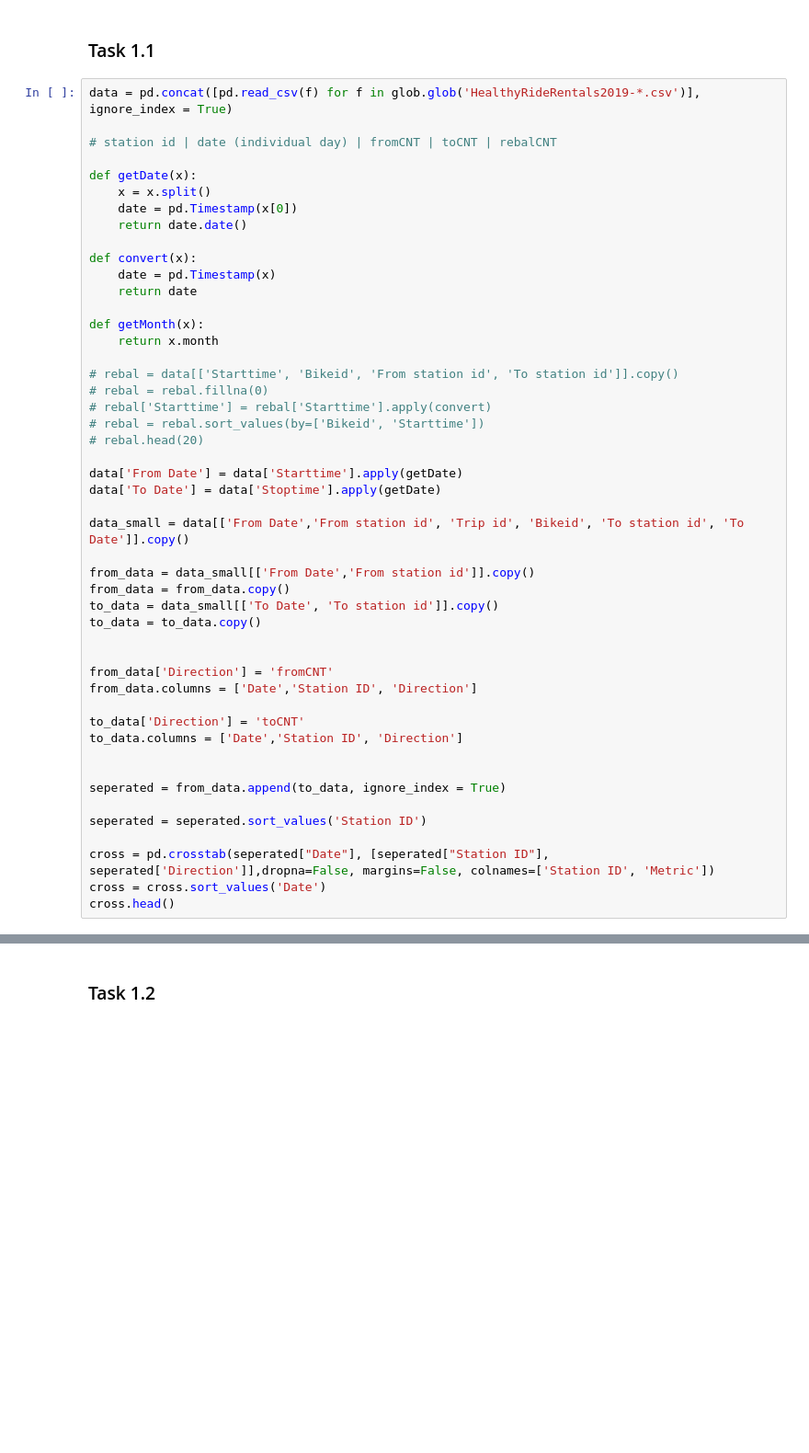
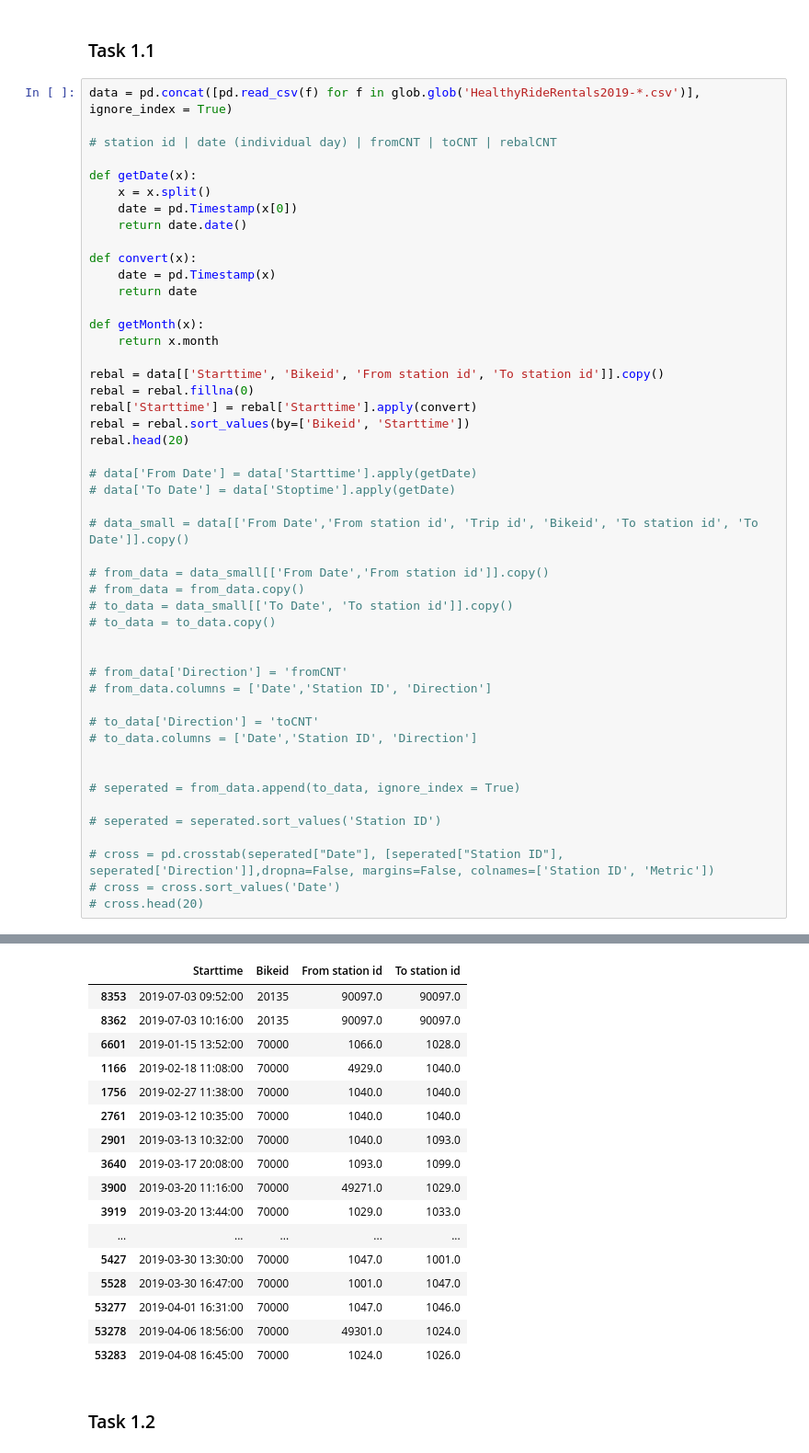
Before and after one commit to erichunzeker/HealthyRidePGH, a Jupyter notebook: bikeviz.ipynb, the cells around one changed output, grey strips where cells are left out. Shown: that part at 92% size. Cells and saved outputs as stored; diff of their text form; blank space fills up the shorter version.

```diff
--- a/bikeviz.ipynb
+++ b/bikeviz.ipynb
@@ -78,35 +78,35 @@ def convert(x):
 def getMonth(x):
     return x.month
 
-# rebal = data[['Starttime', 'Bikeid', 'From station id', 'To station id']].copy()
-# rebal = rebal.fillna(0)
-# rebal['Starttime'] = rebal['Starttime'].apply(convert)
-# rebal = rebal.sort_values(by=['Bikeid', 'Starttime'])
-# rebal.head(20)
+rebal = data[['Starttime', 'Bikeid', 'From station id', 'To station id']].copy()
+rebal = rebal.fillna(0)
+rebal['Starttime'] = rebal['Starttime'].apply(convert)
+rebal = rebal.sort_values(by=['Bikeid', 'Starttime'])
+rebal.head(20)
 
-data['From Date'] = data['Starttime'].apply(getDate)
-data['To Date'] = data['Stoptime'].apply(getDate)
+# data['From Date'] = data['Starttime'].apply(getDate)
+# data['To Date'] = data['Stoptime'].apply(getDate)
 
-data_small = data[['From Date','From station id', 'Trip id', 'Bikeid', 'To station id', 'To Date']].copy()
+# data_small = data[['From Date','From station id', 'Trip id', 'Bikeid', 'To station id', 'To Date']].copy()
 
-from_data = data_small[['From Date','From station id']].copy()
-from_data = from_data.copy()
-to_data = data_small[['To Date', 'To station id']].copy()
-to_data = to_data.copy()
+# from_data = data_small[['From Date','From station id']].copy()
+# from_data = from_data.copy()
+# to_data = data_small[['To Date', 'To station id']].copy()
+# to_data = to_data.copy()
 
 
-from_data['Direction'] = 'fromCNT'
-from_data.columns = ['Date','Station ID', 'Direction']
+# from_data['Direction'] = 'fromCNT'
+# from_data.columns = ['Date','Station ID', 'Direction']
 
-to_data['Direction'] = 'toCNT'
-to_data.columns = ['Date','Station ID', 'Direction']
+# to_data['Direction'] = 'toCNT'
+# to_data.columns = ['Date','Station ID', 'Direction']
 
 
-seperated = from_data.append(to_data, ignore_index = True)
+# seperated = from_data.append(to_data, ignore_index = True)
 
-seperated = seperated.sort_values('Station ID')
+# seperated = seperated.sort_values('Station ID')
 
-cross = pd.crosstab(seperated["Date"], [seperated["Station ID"], seperated['Direction']],dropna=False, margins=False, colnames=['Station ID', 'Metric'])
-cross = cross.sort_values('Date')
-cross.head()
+# cross = pd.crosstab(seperated["Date"], [seperated["Station ID"], seperated['Direction']],dropna=False, margins=False, colnames=['Station ID', 'Metric'])
+# cross = cross.sort_values('Date')
+# cross.head(20)
 # %% [output]
@@ -135,3 +113,20 @@ dtype: bool
+|  | Starttime | Bikeid | From station id | To station id |
+| 8353 | 2019-07-03 09:52:00 | 20135 | 90097.0 | 90097.0 |
+| 8362 | 2019-07-03 10:16:00 | 20135 | 90097.0 | 90097.0 |
+| 6601 | 2019-01-15 13:52:00 | 70000 | 1066.0 | 1028.0 |
+| 1166 | 2019-02-18 11:08:00 | 70000 | 4929.0 | 1040.0 |
+| 1756 | 2019-02-27 11:38:00 | 70000 | 1040.0 | 1040.0 |
+| 2761 | 2019-03-12 10:35:00 | 70000 | 1040.0 | 1040.0 |
+| 2901 | 2019-03-13 10:32:00 | 70000 | 1040.0 | 1093.0 |
+| 3640 | 2019-03-17 20:08:00 | 70000 | 1093.0 | 1099.0 |
+| 3900 | 2019-03-20 11:16:00 | 70000 | 49271.0 | 1029.0 |
+| 3919 | 2019-03-20 13:44:00 | 70000 | 1029.0 | 1033.0 |
+| ... | ... | ... | ... | ... |
+| 5427 | 2019-03-30 13:30:00 | 70000 | 1047.0 | 1001.0 |
+| 5528 | 2019-03-30 16:47:00 | 70000 | 1001.0 | 1047.0 |
+| 53277 | 2019-04-01 16:31:00 | 70000 | 1047.0 | 1046.0 |
+| 53278 | 2019-04-06 18:56:00 | 70000 | 49301.0 | 1024.0 |
+| 53283 | 2019-04-08 16:45:00 | 70000 | 1024.0 | 1026.0 |
 # %% [markdown]
 ### Task 1.2
 # %%
```
Also changed, not shown: parts of 2 cells of this notebook.
